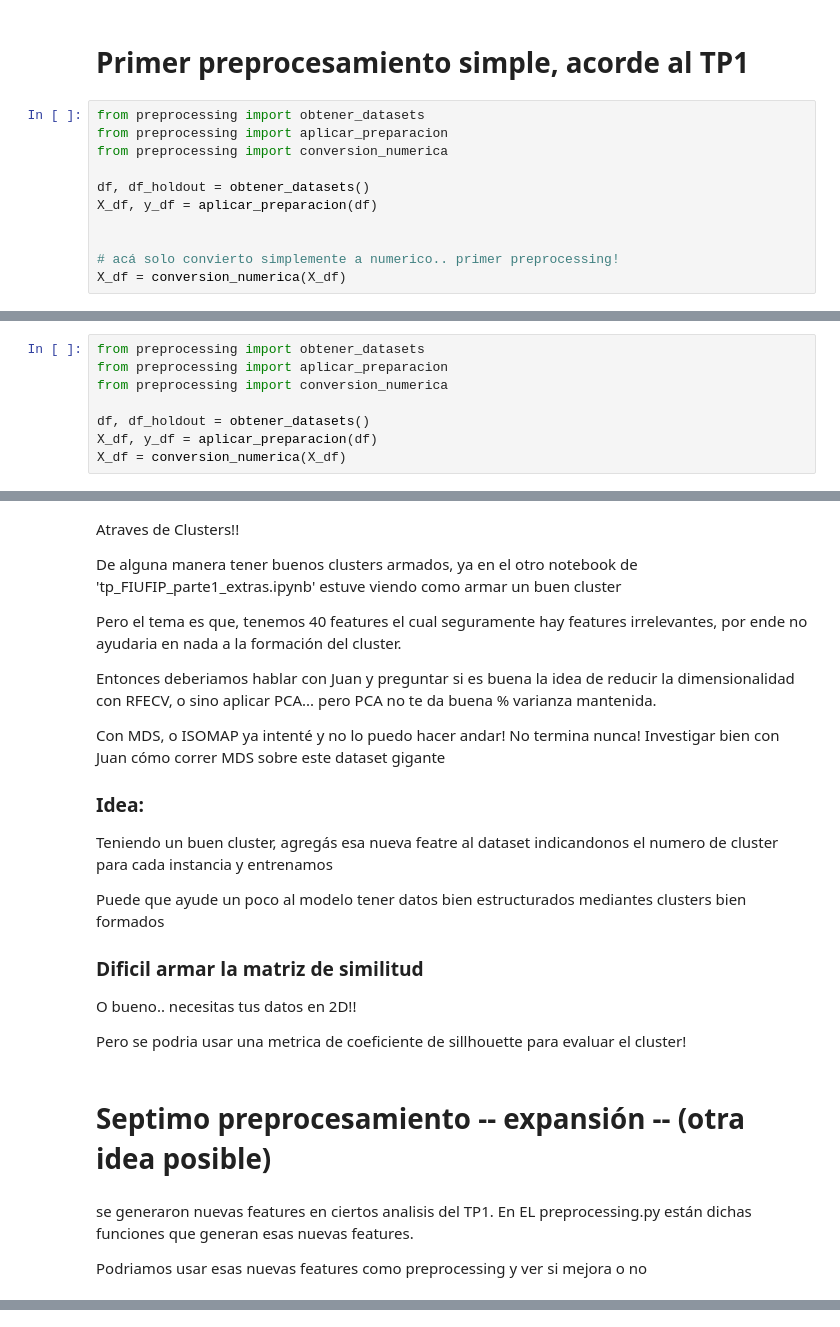
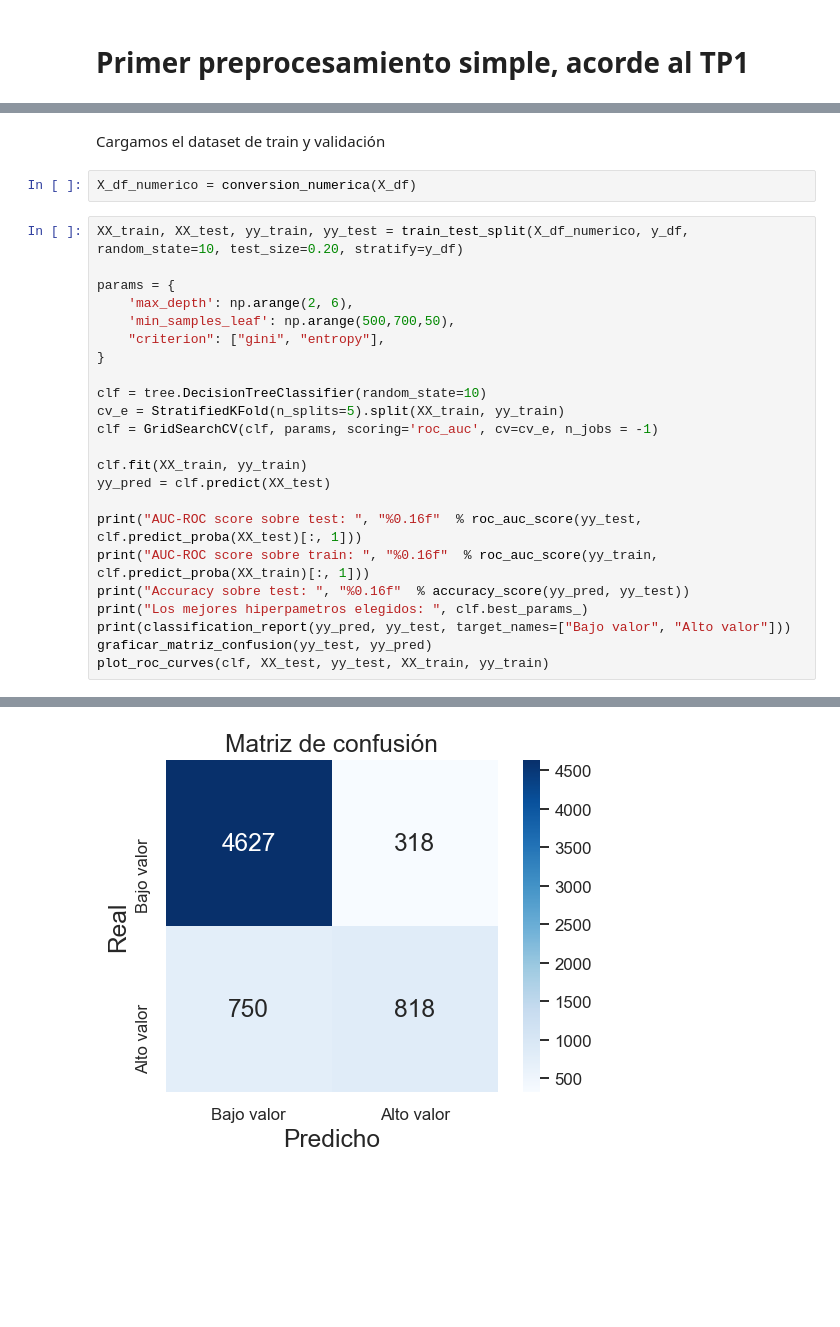
Before and after one commit to fjpacheco/machine-learning, a Jupyter notebook: parte_2/#1 - Árbol de decisión.ipynb, the cells around one changed output, grey strips where cells are left out. Cells and saved outputs as stored; diff of their text form; blank space fills up the shorter version.

Commit message:
Emprolijando 'Árbol de Decisión' y 'Naive Bayes' terminado.

```diff
--- a/parte_2/#1 - Árbol de decisión.ipynb
+++ b/parte_2/#1 - Árbol de decisión.ipynb
@@ -38,13 +56,2 @@ sns.set()
 # %% [markdown]
 # Primer preprocesamiento simple, acorde al TP1
-# %%
-from preprocessing import obtener_datasets
-from preprocessing import aplicar_preparacion
-from preprocessing import conversion_numerica
-
-df, df_holdout = obtener_datasets()
-X_df, y_df = aplicar_preparacion(df)
-
-
-# acá solo convierto simplemente a numerico.. primer preprocessing!
-X_df = conversion_numerica(X_df)
@@ -297,8 +57,0 @@ weighted avg       0.87      0.85      0.85      3094
-# %%
-from preprocessing import obtener_datasets
-from preprocessing import aplicar_preparacion
-from preprocessing import conversion_numerica
-
-df, df_holdout = obtener_datasets()
-X_df, y_df = aplicar_preparacion(df)
-X_df = conversion_numerica(X_df)
@@ -517,29 +58,28 @@ Ver si al tener más features pero multiplicandolos, y tal cosa => quizás nos d
-# %% [markdown]
-Atraves de Clusters!!
-
-De alguna manera tener buenos clusters armados, ya en el otro notebook de 'tp_FIUFIP_parte1_extras.ipynb' estuve viendo como armar un buen cluster
-
-Pero el tema es que, tenemos 40 features el cual seguramente hay features irrelevantes, por ende no ayudaria en nada a la formación del cluster.
-
-Entonces deberiamos hablar con Juan y preguntar si es buena la idea de reducir la dimensionalidad con RFECV, o sino aplicar PCA... pero PCA no te da buena % varianza mantenida.
-
-Con MDS, o ISOMAP ya intenté y no lo puedo hacer andar! No termina nunca!
-Investigar bien con Juan cómo correr MDS sobre este dataset gigante
-
-### Idea:
-Teniendo un buen cluster, agregás esa nueva featre al dataset indicandonos el numero de cluster para cada instancia y entrenamos
-
-Puede que ayude un poco al modelo tener datos bien estructurados mediantes clusters bien formados
-
-
-### Dificil armar la matriz de similitud
-
-O bueno.. necesitas tus datos en 2D!!
-
-Pero se podria usar una metrica de coeficiente de sillhouette para evaluar el cluster!
-# %% [markdown]
-# Septimo preprocesamiento -- expansión -- (otra idea posible)
-# %% [markdown]
-se generaron nuevas features en ciertos analisis del TP1. En EL preprocessing.py están dichas funciones que generan esas nuevas features.
-
-Podriamos usar esas nuevas features como preprocessing y ver si mejora o no
+# %% [markdown]
+Cargamos el dataset de train y validación
+# %%
+X_df_numerico = conversion_numerica(X_df)
+# %%
+XX_train, XX_test, yy_train, yy_test = train_test_split(X_df_numerico, y_df, random_state=10, test_size=0.20, stratify=y_df)
+
+params = {
+    'max_depth': np.arange(2, 6),
+    'min_samples_leaf': np.arange(500,700,50),
+    "criterion": ["gini", "entropy"],
+}
+
+clf = tree.DecisionTreeClassifier(random_state=10)
+cv_e = StratifiedKFold(n_splits=5).split(XX_train, yy_train)
+clf = GridSearchCV(clf, params, scoring='roc_auc', cv=cv_e, n_jobs = -1)
+
+clf.fit(XX_train, yy_train)
+yy_pred = clf.predict(XX_test)
+
+print("AUC-ROC score sobre test: ", "%0.16f"  % roc_auc_score(yy_test, clf.predict_proba(XX_test)[:, 1]))
+print("AUC-ROC score sobre train: ", "%0.16f"  % roc_auc_score(yy_train, clf.predict_proba(XX_train)[:, 1]))
+print("Accuracy sobre test: ", "%0.16f"  % accuracy_score(yy_pred, yy_test))
+print("Los mejores hiperpametros elegidos: ", clf.best_params_)
+print(classification_report(yy_pred, yy_test, target_names=["Bajo valor", "Alto valor"]))
+graficar_matriz_confusion(yy_test, yy_pred)
+plot_roc_curves(clf, XX_test, yy_test, XX_train, yy_train)
+# %% [output]
@@ -545,0 +98 @@ Podriamos usar esas nuevas features como preprocessing y ver si mejora o no
+[figure, added]
```
Also changed, not shown: parts of 62 cells of this notebook, 3 other files.
